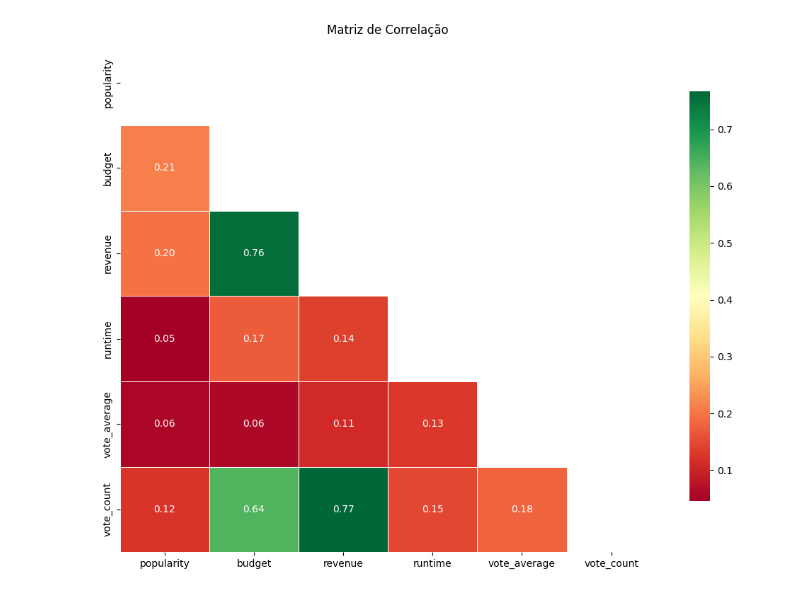
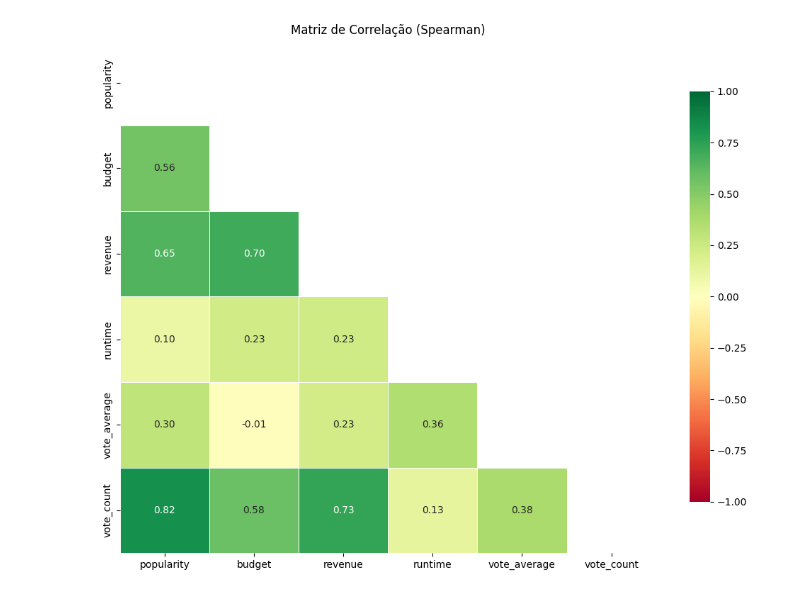
Before and after one commit to rodrigosantana24/projeto-pisi3, a Jupyter notebook: AnalisesExploratorias.ipynb, the cells around one changed output. Cells and saved outputs as stored; diff of their text form; code cells hidden in the pictures.

Commit message:
Melhora da analise exploratoria e filtragem dos dados
- BoxPlot dos gêneros cinematográficos;
- Uso de Spearman no heatmap e ajuste na escala

```diff
--- a/AnalisesExploratorias.ipynb
+++ b/AnalisesExploratorias.ipynb
@@ -176,30 +152,26 @@ Estatística do teste: 0.9844, p-valor: 0.0000
 As notas dos filmes não seguem uma distribuição normal (rejeitamos H0).
 # %%
-# Calcula a correlação
-# Remove colunas indesejadas como 'index' e 'id', se existirem
-df_corr = df.drop(columns=['index', 'id'], errors='ignore')
-
-# Calcula a matriz de correlação apenas com colunas numéricas
-correlacao = df_corr.corr(numeric_only=True)
+# Calcula a matriz de correlação de Spearman apenas com colunas numéricas
+correlacao = df_corr.corr(method='spearman', numeric_only=True)
 # Cria a máscara para a parte superior
 mask = np.triu(np.ones_like(correlacao, dtype=bool))
 
-# Tamanho da figura
 plt.figure(figsize=(10, 8))
-
-# Heatmap
 sns.heatmap(
     correlacao,
     mask=mask,
-    cmap='RdYlGn',  # Mapa de cores vermelho → amarelo → verde
+    cmap='RdYlGn',
     annot=True,
     fmt=".2f",
     linewidths=.5,
-    cbar_kws={"shrink": .8}
+    cbar_kws={"shrink": .8},
+    vmin=-1,
+    vmax=1,
+    center=0
 )
 
-plt.title("Matriz de Correlação")
+plt.title("Matriz de Correlação (Spearman)")
 plt.tight_layout()
 plt.show()
 # %% [output]
-[figure, old version]
+[figure, new version]
```
Also changed, not shown: parts of 7 cells of this notebook, 2 other files.
